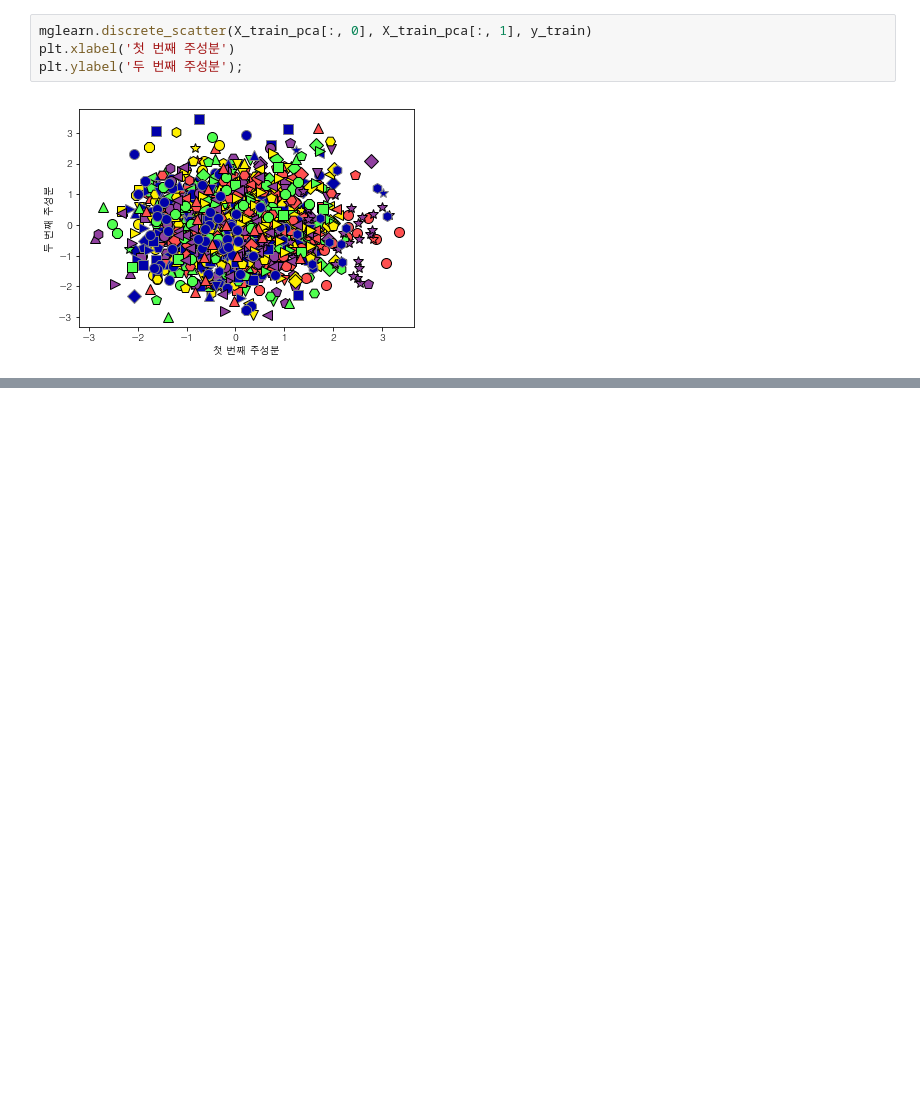
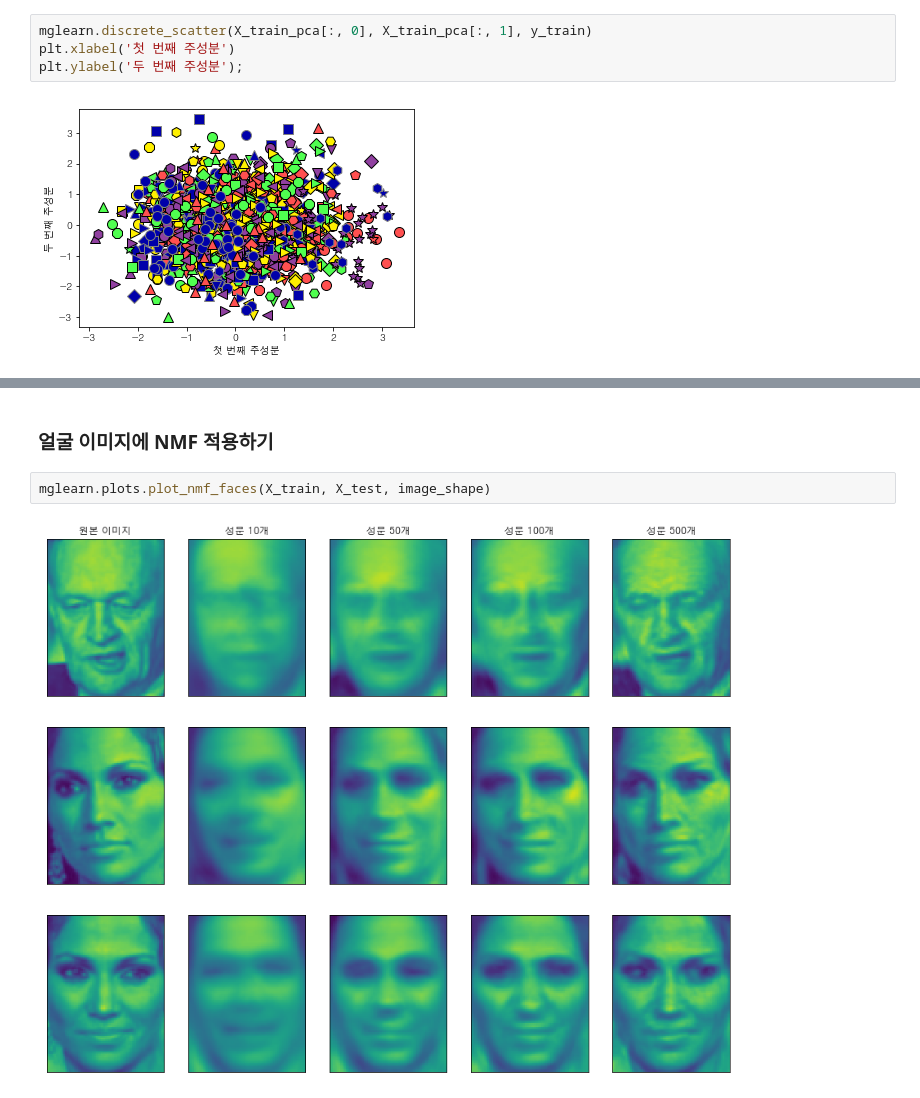
Before and after one commit to hyooo1017/Review, a Jupyter notebook: Introduction to Machine Learning with Python/3장. 비지도 학습과 데이터 전처리/3.4 차원 축소, 특성 추출, 매니폴드 학습.ipynb, the cells around one changed output, grey strips where cells are left out. Saved outputs shown, nothing was run; the diff lists cells and outputs as text; blank space fills up the shorter version.

```diff
--- a/Introduction to Machine Learning with Python/3장. 비지도 학습과 데이터 전처리/3.4 차원 축소, 특성 추출, 매니폴드 학습.ipynb
+++ b/Introduction to Machine Learning with Python/3장. 비지도 학습과 데이터 전처리/3.4 차원 축소, 특성 추출, 매니폴드 학습.ipynb
@@ -290,0 +325,6 @@ plt.ylabel('두 번째 주성분');
+# %% [markdown]
+### 얼굴 이미지에 NMF 적용하기
+# %%
+mglearn.plots.plot_nmf_faces(X_train, X_test, image_shape)
+# %% [output]
+[figure, added]
```
Also changed, not shown: parts of 28 cells of this notebook, 2 other files.
